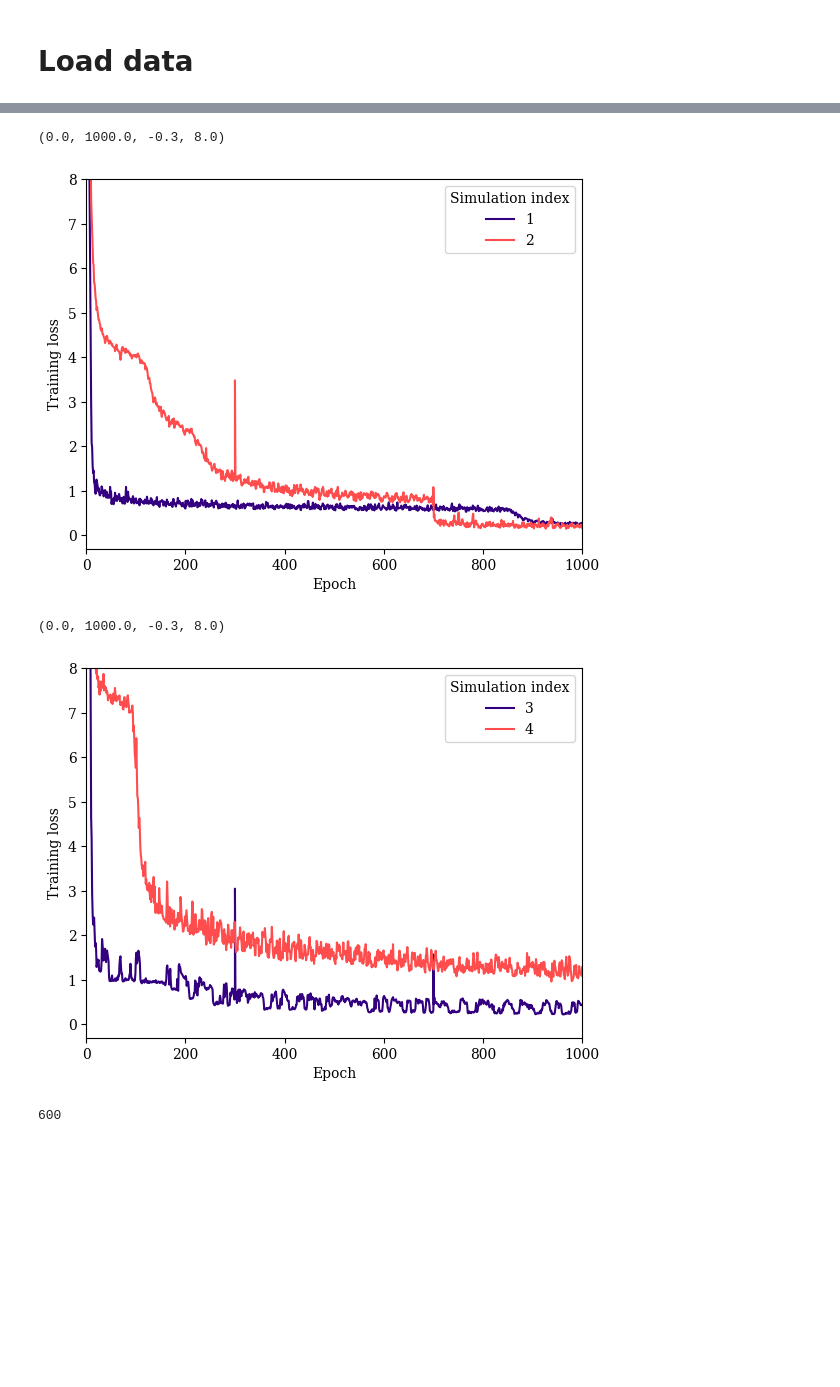
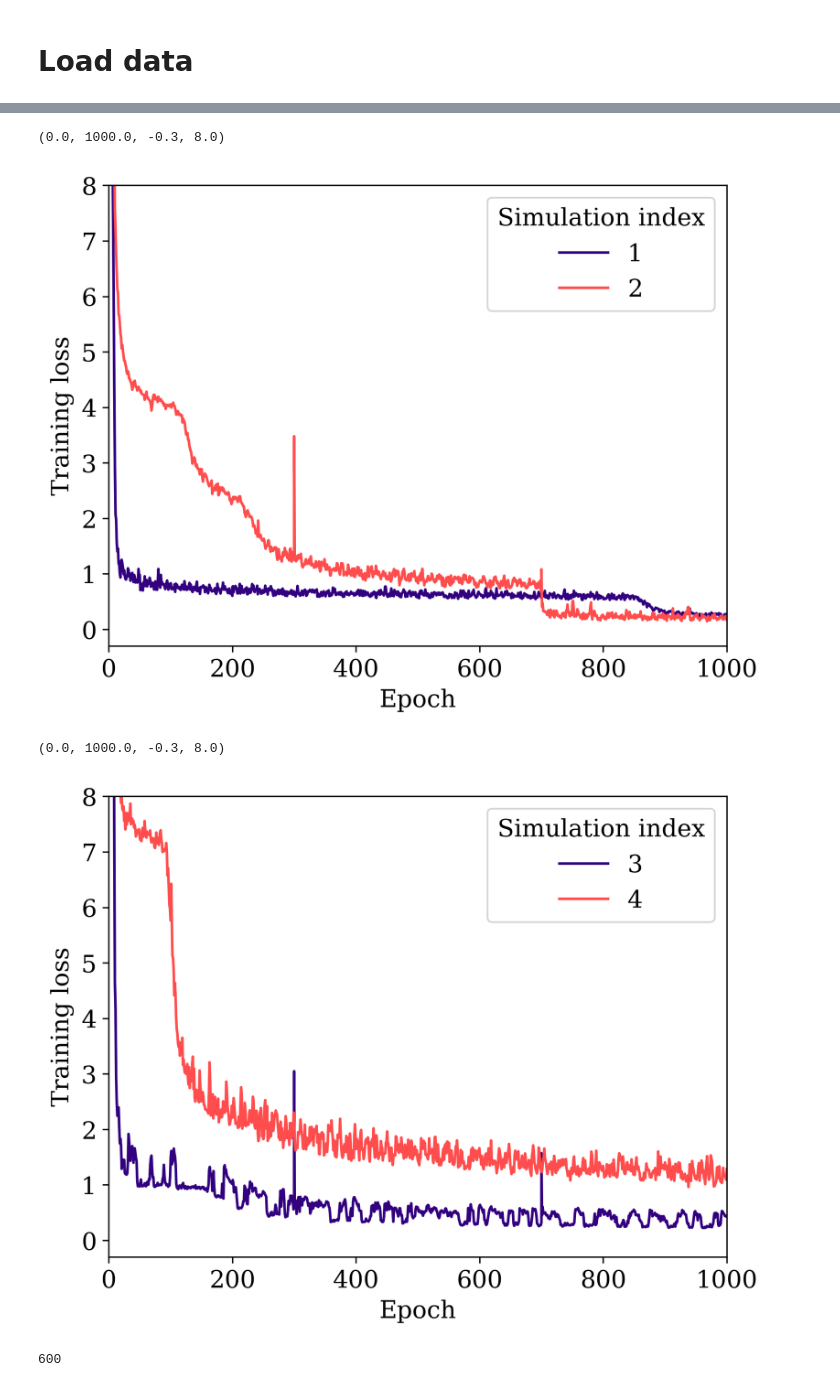
Before and after one commit to Phistian/exjobb, a Jupyter notebook: miguel/plotting/loss.ipynb, the cells around one changed output, grey strips where cells are left out. Saved outputs shown, nothing was run; the diff lists cells and outputs as text; code cells hidden in the pictures; blank space fills up the shorter version.

```diff
--- a/miguel/plotting/loss.ipynb
+++ b/miguel/plotting/loss.ipynb
@@ -87,4 +74,0 @@ model = keras.models.load_model(models_address + extra_string)
-# %%
-import pandas as pd
-simulation_name = "/DATA1/"
-my_data = df = pd.read_csv(histories_address + simulation_name + 'losshistory1000.csv', sep=',', index_col=0)
@@ -198,8 +125,10 @@ from matplotlib import rcParams
 rcParams['font.family'] = 'serif'
 rcParams['font.sans-serif'] = ['times new roman']
 from matplotlib import pyplot as plt
+plt.rcParams.update({'font.size': 14})
 color_v = [[0.2, 0, 0.5], [1, 0.3, 0.3], [0.2, 0, 0.5], [1, 0.3, 0.3]]
 linestyle_v = ["dashed", "dotted", "dashdot", "solid"]
+plt.figure(dpi=300)
 for i in range(2):
   plt.plot(vals[i]["e"], vals[i]["0"], color = color_v[i])
 plt.legend(["1", "2", "3", "4"], title="Simulation index")
@@ -222,4 +153,6 @@ plt.axis([0,1000,-0.3, 8])
 # %%
+plt.figure(dpi=300)
+
 for i in range(2):
   plt.plot(losses[i]["e"], losses[i]["loss"], color = color_v[i])
 plt.legend(["1", "2"], title="Simulation index")
@@ -228,17 +161,19 @@ plt.ylabel("Training loss")
 plt.axis([0,1000,-0.3, 8])
 # %% [output]
 (0.0, 1000.0, -0.3, 8.0)
-[figure, old version]
+[figure, new version]
 # %%
+plt.figure(dpi=300)
+
 for i in range(2,4):
   plt.plot(losses[i]["e"], losses[i]["loss"], color = color_v[i])
 plt.legend(["3", "4"], title="Simulation index")
 plt.xlabel("Epoch")
 plt.ylabel("Training loss")
 plt.axis([0,1000,-0.3, 8])
 # %% [output]
 (0.0, 1000.0, -0.3, 8.0)
-[figure, old version]
+[figure, new version]
 # %%
 # %% [output]
 600
```
Also changed, not shown: parts of 13 cells of this notebook.
